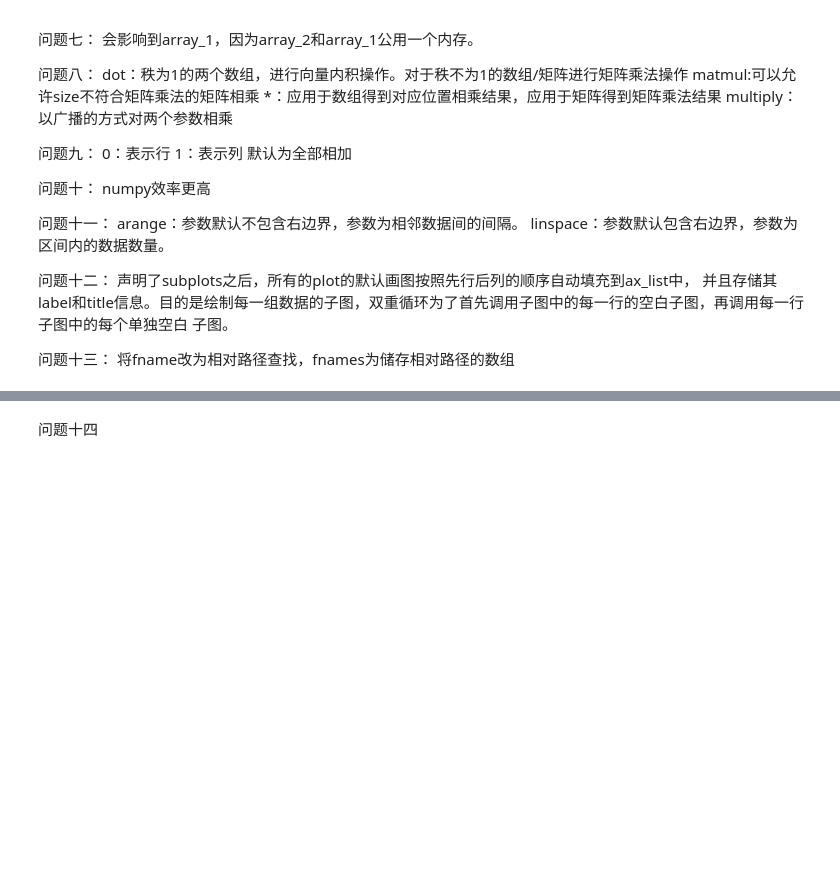
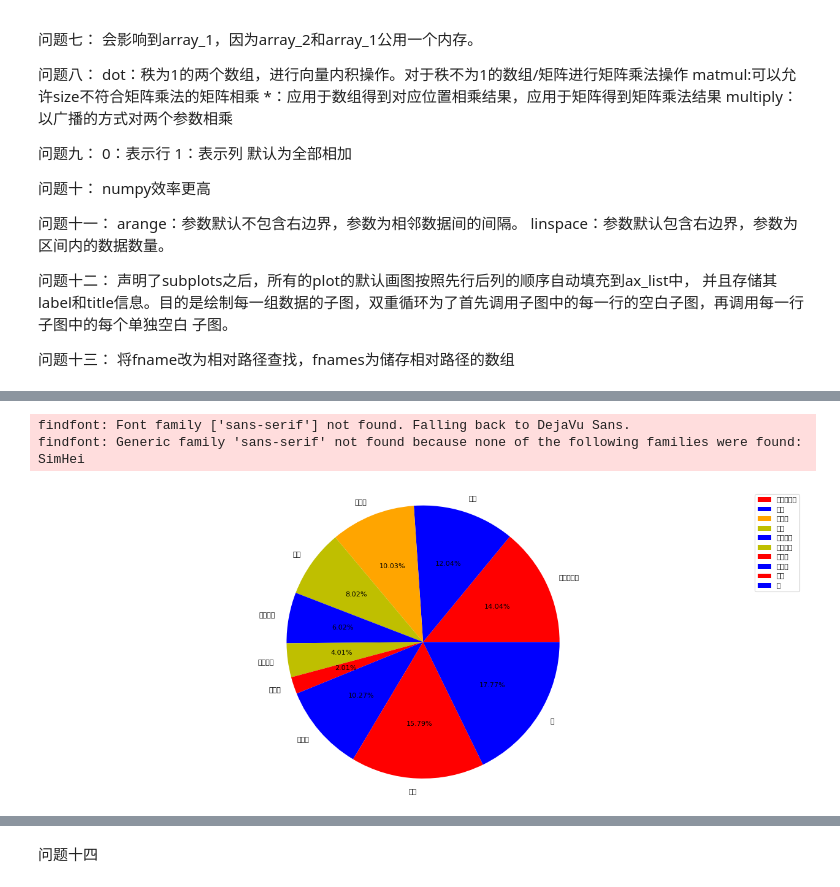
Before and after one commit to cyy603/MyPython, a Jupyter notebook: SDM374/Week1/Q1.ipynb, the cells around one changed output, grey strips where cells are left out. Cells and saved outputs as stored; diff of their text form; code cells hidden in the pictures; blank space fills up the shorter version.

```diff
--- a/SDM374/Week1/Q1.ipynb
+++ b/SDM374/Week1/Q1.ipynb
@@ -60,0 +472,19 @@ import matplotlib.pyplot as plt
+# %%
+#去除matplotlib中文乱码问题
+plt.rcParams ['font.sans-serif']=[u'SimHei']
+plt.rcParams ['axes.unicode_minus'] = False
+#1、准备数据
+movie_names=['复仇者联盟','雷神','钢铁侠','黑豹','惊奇队长','美国队长','黑寡妇','蜘蛛侠','蚁人','奇']
+tickets=[77777,66666,55555,44444,33333,22222,11111,56897,87456,98412]
+#2、创建画图
+plt.figure(figsize=(20, 8), dpi=80)
+#3、绘制饼图
+plt.pie (tickets,labels=movie_names,autopct="%1.2f%%",colors=['r','b','orange','y','b','y','r','b'])
+plt.axis('equal')
+plt.legend()
+#4、显示图像
+plt.show()
+# %% [output]
+findfont: Font family ['sans-serif'] not found. Falling back to DejaVu Sans.
+findfont: Generic family 'sans-serif' not found because none of the following families were found: SimHei
+[figure, added]
```
Also changed, not shown: parts of 37 cells of this notebook.
